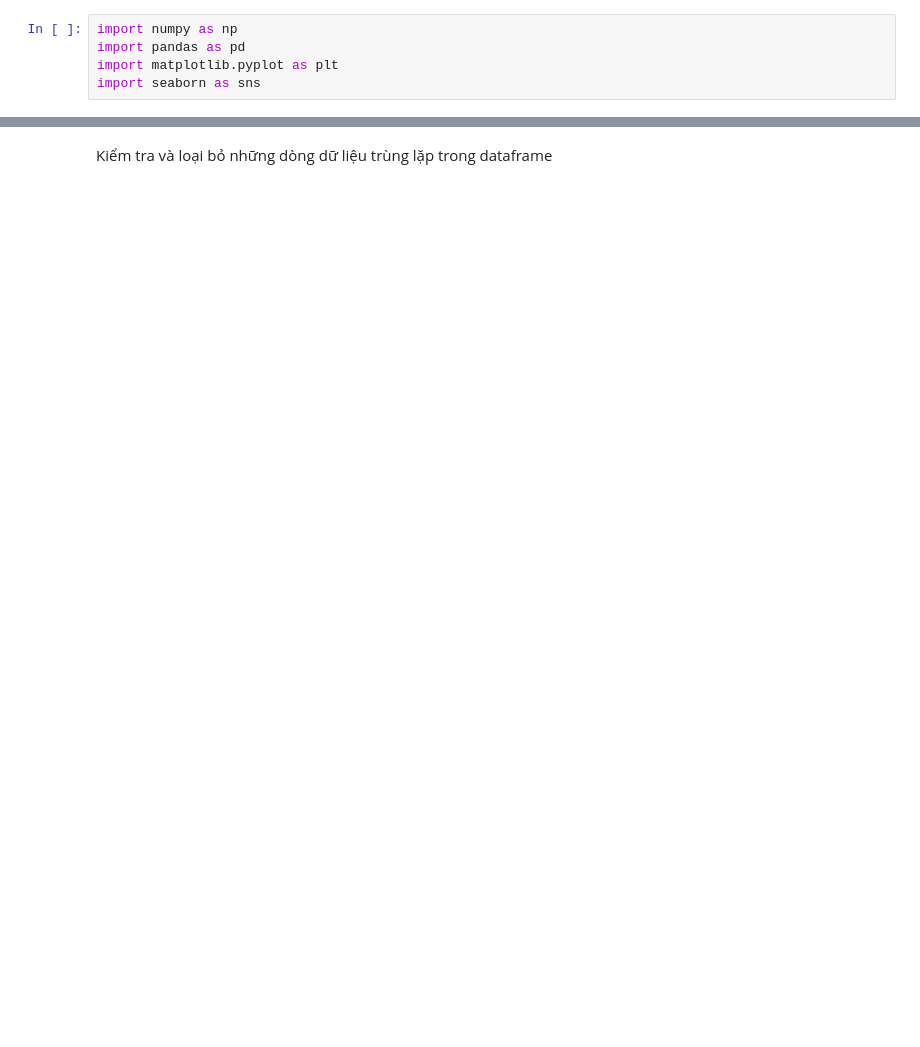
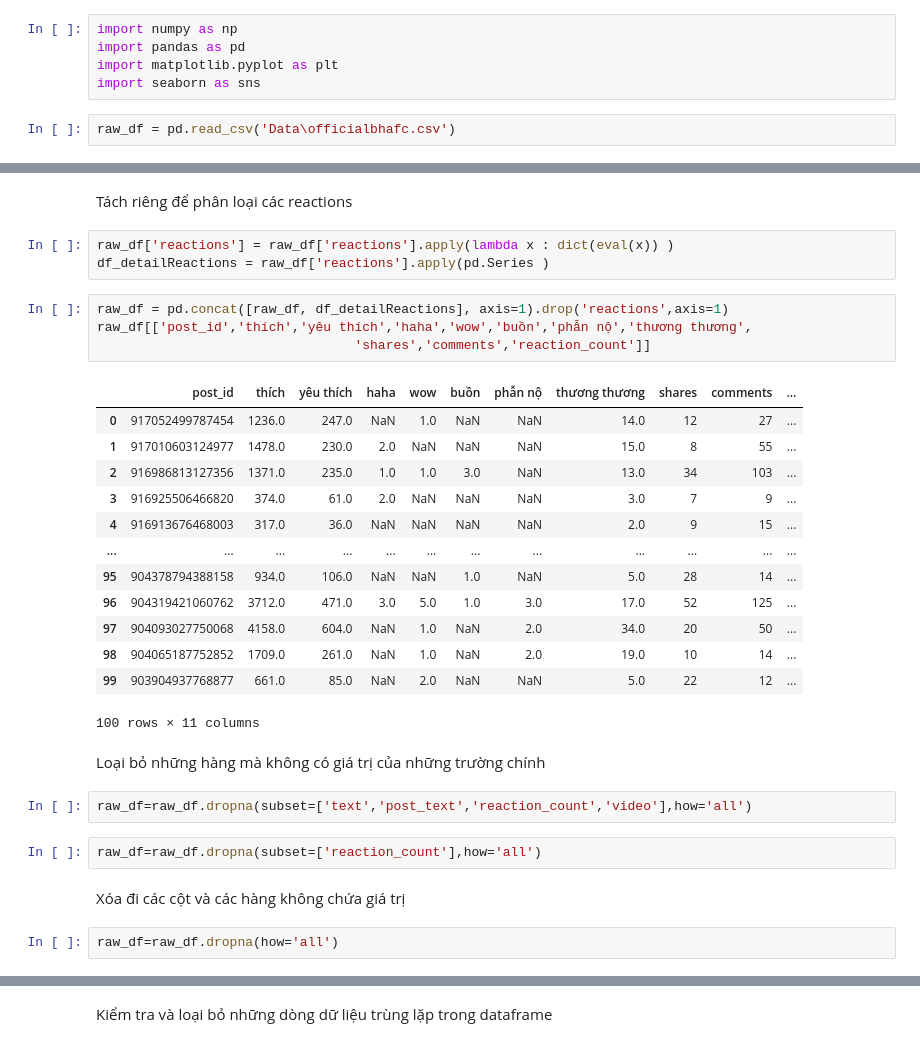
Before and after one commit to phamhoangf/final_project, a Jupyter notebook: Cleaning _PreProcessing.ipynb, the cells around one changed output, grey strips where cells are left out. Cells and saved outputs as stored; diff of their text form; blank space fills up the shorter version.

```diff
--- a/Cleaning _PreProcessing.ipynb
+++ b/Cleaning _PreProcessing.ipynb
@@ -23,3 +23,5 @@ import numpy as np
 import pandas as pd
 import matplotlib.pyplot as plt
 import seaborn as sns
+# %%
+raw_df = pd.read_csv('Data\officialbhafc.csv')
@@ -25,0 +44,33 @@ import seaborn as sns
+# %% [markdown]
+Tách riêng để phân loại các reactions
+# %%
+raw_df['reactions'] = raw_df['reactions'].apply(lambda x : dict(eval(x)) )
+df_detailReactions = raw_df['reactions'].apply(pd.Series )
+# %%
+raw_df = pd.concat([raw_df, df_detailReactions], axis=1).drop('reactions',axis=1)
+raw_df[['post_id','thích','yêu thích','haha','wow','buồn','phẫn nộ','thương thương',
+                                 'shares','comments','reaction_count']]
+# %% [output]
+|  | post_id | thích | yêu thích | haha | wow | buồn | phẫn nộ | thương thương | shares | comments | ... |
+| 0 | 917052499787454 | 1236.0 | 247.0 | NaN | 1.0 | NaN | NaN | 14.0 | 12 | 27 | ... |
+| 1 | 917010603124977 | 1478.0 | 230.0 | 2.0 | NaN | NaN | NaN | 15.0 | 8 | 55 | ... |
+| 2 | 916986813127356 | 1371.0 | 235.0 | 1.0 | 1.0 | 3.0 | NaN | 13.0 | 34 | 103 | ... |
+| 3 | 916925506466820 | 374.0 | 61.0 | 2.0 | NaN | NaN | NaN | 3.0 | 7 | 9 | ... |
+| 4 | 916913676468003 | 317.0 | 36.0 | NaN | NaN | NaN | NaN | 2.0 | 9 | 15 | ... |
+| ... | ... | ... | ... | ... | ... | ... | ... | ... | ... | ... | ... |
+| 95 | 904378794388158 | 934.0 | 106.0 | NaN | NaN | 1.0 | NaN | 5.0 | 28 | 14 | ... |
+| 96 | 904319421060762 | 3712.0 | 471.0 | 3.0 | 5.0 | 1.0 | 3.0 | 17.0 | 52 | 125 | ... |
+| 97 | 904093027750068 | 4158.0 | 604.0 | NaN | 1.0 | NaN | 2.0 | 34.0 | 20 | 50 | ... |
+| 98 | 904065187752852 | 1709.0 | 261.0 | NaN | 1.0 | NaN | 2.0 | 19.0 | 10 | 14 | ... |
+| 99 | 903904937768877 | 661.0 | 85.0 | NaN | 2.0 | NaN | NaN | 5.0 | 22 | 12 | ... |
+100 rows × 11 columns
+# %% [markdown]
+Loại bỏ những hàng mà không có giá trị của những trường chính
+# %%
+raw_df=raw_df.dropna(subset=['text','post_text','reaction_count','video'],how='all')
+# %%
+raw_df=raw_df.dropna(subset=['reaction_count'],how='all')
+# %% [markdown]
+Xóa đi các cột và các hàng không chứa giá trị
+# %%
+raw_df=raw_df.dropna(how='all')
```
Also changed, not shown: parts of 18 cells of this notebook, 8 other files.
